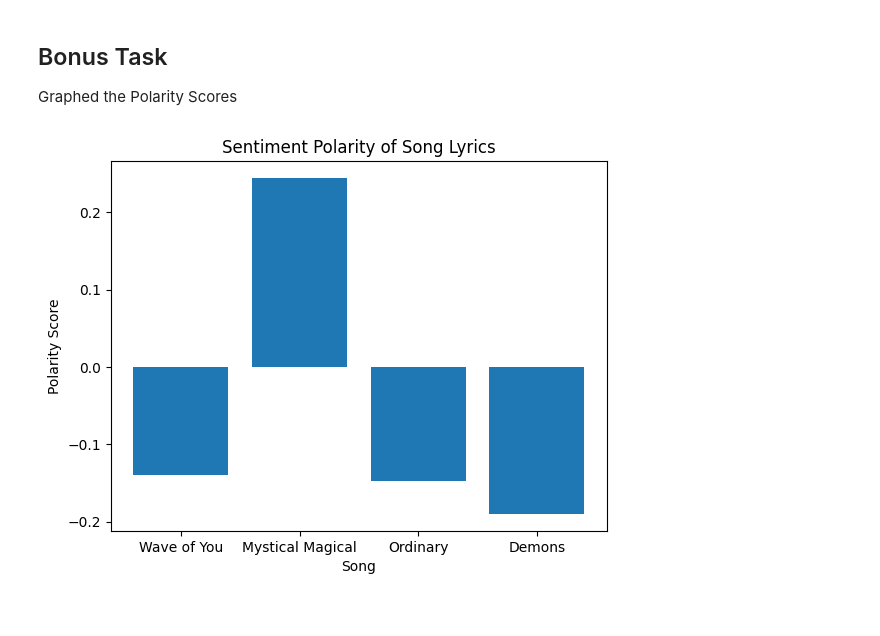
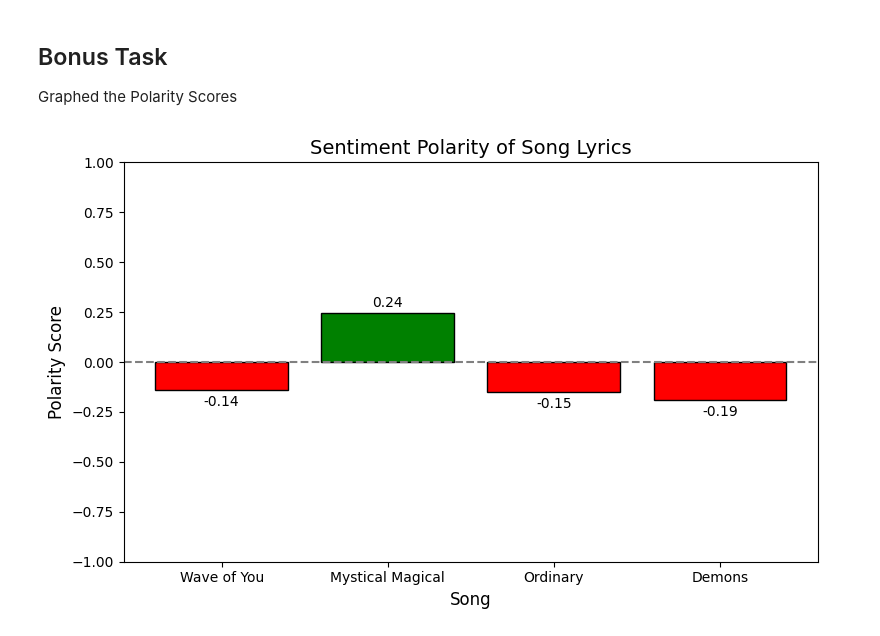
Before and after one commit to SchroderJ-pixel/json-sentiment, a Jupyter notebook: requests-json-nlp.ipynb, the cells around one changed output. Drawn from its saved outputs; the diff is of its cells as text; code cells hidden in the pictures.

Commit message:
Updated plot with colors

```diff
--- a/requests-json-nlp.ipynb
+++ b/requests-json-nlp.ipynb
@@ -181,35 +181,48 @@ Imagine Dragons – Demons: Polarity Score = -0.190
 Graphed the Polarity Scores
 # %%
 import matplotlib.pyplot as plt
+import numpy as np
 
-# Song titles (you can include artist names too if you want)
+# Song titles
 song_titles = [
     "Wave of You",
     "Mystical Magical",
     "Ordinary",
     "Demons"
 ]
 
-# Corresponding JSON files
+# Corresponding files
 filenames = [
     "surfaces_wave_of_you.json",
     "benson_boone_mystical_magical.json",
     "alex_warren_ordinary.json",
     "imagine_dragons_demons.json"
 ]
 
 # Get polarity scores
 polarity_scores = [analyze_lyrics_sentiment(file) for file in filenames]
 
-# Create bar graph
-plt.bar(song_titles, polarity_scores)
+# Colors
+colors = ['red' if score < 0 else 'green' for score in polarity_scores]
 
-# Label axes and title
-plt.title("Sentiment Polarity of Song Lyrics")
-plt.ylabel("Polarity Score")
-plt.xlabel("Song")
+# Plot
+plt.figure(figsize=(8, 5))
+bars = plt.bar(song_titles, polarity_scores, color=colors, edgecolor='black')
 
-# Show the plot
+# Labels and formatting
+plt.title("Sentiment Polarity of Song Lyrics", fontsize=14)
+plt.ylabel("Polarity Score", fontsize=12)
+plt.xlabel("Song", fontsize=12)
+plt.ylim(-1, 1)
+plt.axhline(0, color='gray', linestyle='--')
+
+# Value labels to each bar
+for bar in bars:
+    height = bar.get_height()
+    plt.text(bar.get_x() + bar.get_width() / 2, height + 0.03 if height >= 0 else height - 0.08,
+             f"{height:.2f}", ha='center', fontsize=10)
+
+plt.tight_layout()
 plt.show()
 # %% [output]
-[figure, old version]
+[figure, new version]
```
Also changed, not shown: 1 other file.
